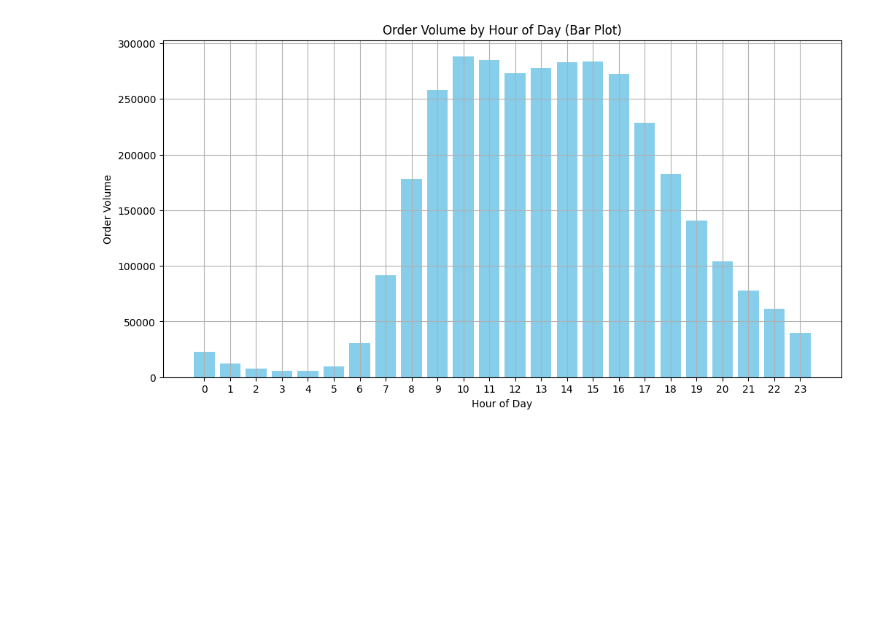
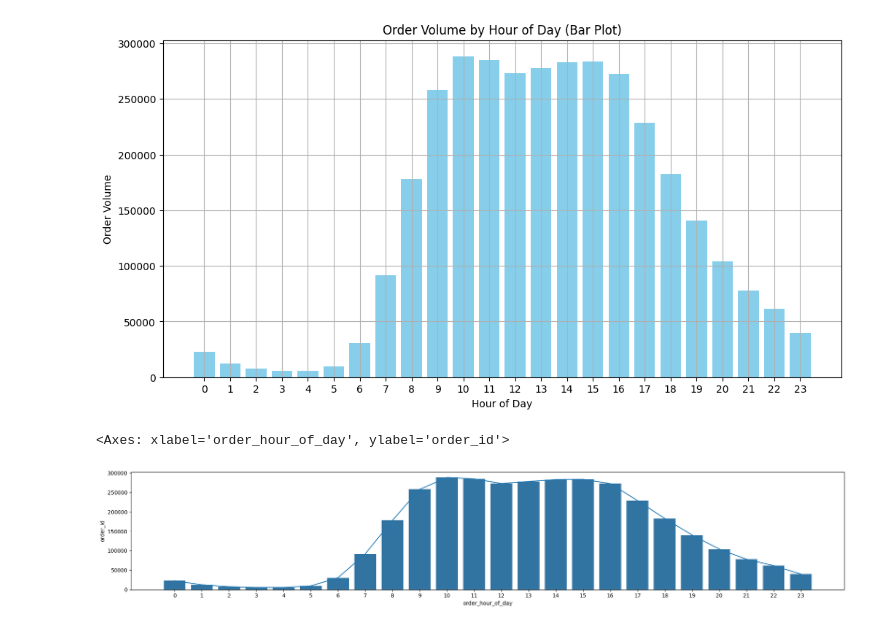
Before and after one commit to sy-grace/TIL, a Jupyter notebook: eda/240430-market-basket-analysis.ipynb, the cells around one changed output. Cells and saved outputs as stored; diff of their text form; code cells hidden in the pictures; blank space fills up the shorter version.

```diff
--- a/eda/240430-market-basket-analysis.ipynb
+++ b/eda/240430-market-basket-analysis.ipynb
@@ -400,3 +416,15 @@ plt.show()
 # %% [output]
 [figure]
 [figure]
+# %%
+# 강사 답안
+pt = pd.pivot_table(data=orders, index='order_hour_of_day', values='order_id',
+               aggfunc='count')
+
+pt = pt.reset_index()
+plt.figure(figsize=(24, 4))
+sns.barplot(data=pt, x='order_hour_of_day', y='order_id')
+sns.lineplot(data=pt, x='order_hour_of_day', y='order_id')
+# %% [output]
+<Axes: xlabel='order_hour_of_day', ylabel='order_id'>
+[figure, added]
```
Also changed, not shown: parts of 2 cells of this notebook.
